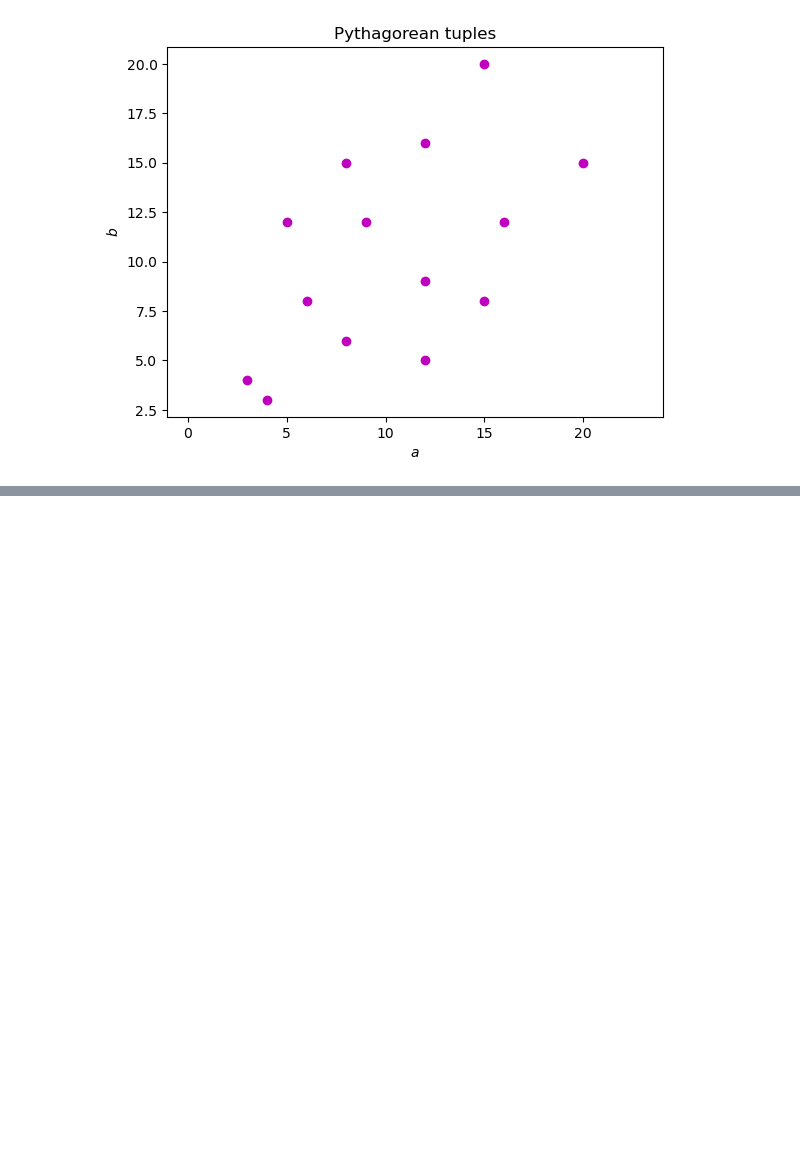
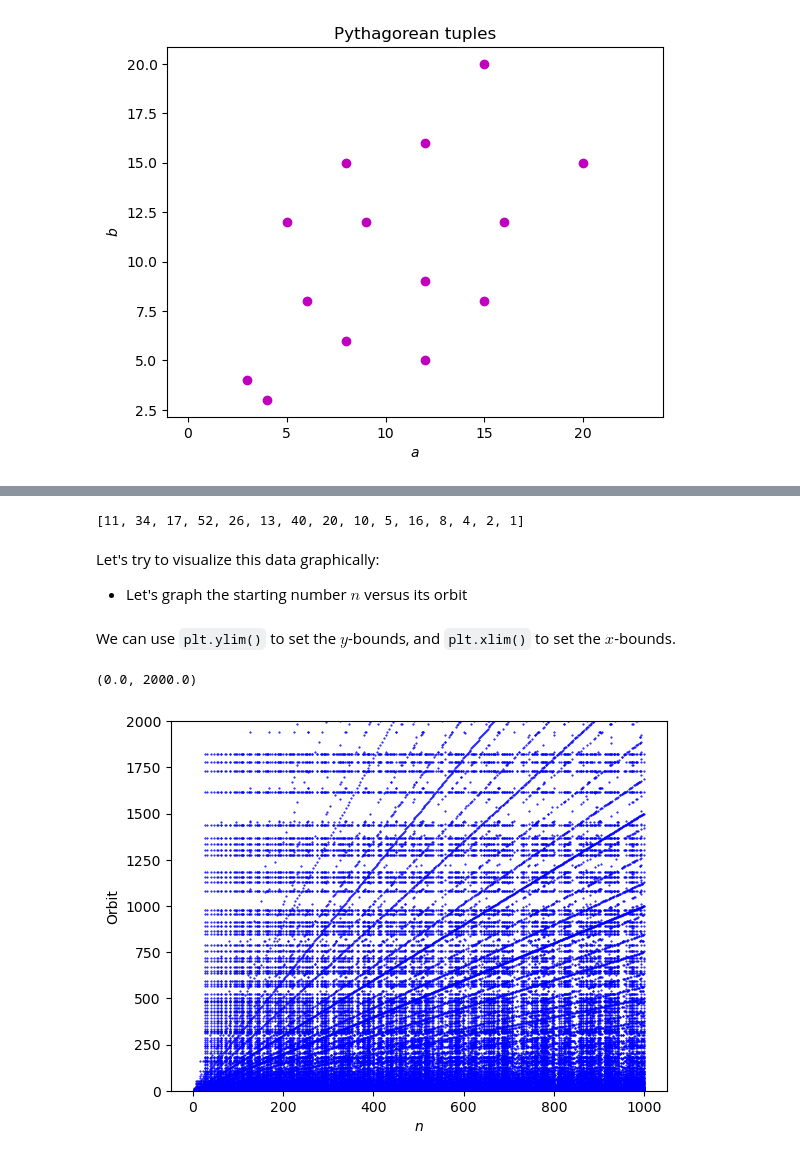
Before and after one commit to jllottes/jllottes.github.io, a Jupyter notebook: _static/weekly_notebooks/week05_notebook.ipynb, the cells around one changed output, grey strips where cells are left out. Cells and saved outputs as stored; diff of their text form; code cells hidden in the pictures; blank space fills up the shorter version.

```diff
--- a/_static/weekly_notebooks/week05_notebook.ipynb
+++ b/_static/weekly_notebooks/week05_notebook.ipynb
@@ -310,0 +343,2 @@ plt.axis('equal')    # This forces a 1:1 aspect ratio
+# %%
+n = 3
@@ -310,0 +356,9 @@ plt.axis('equal')    # This forces a 1:1 aspect ratio
+# %%
+def collatz(n):
+    orbit = [n]
+
+    while n != 1:
+        n = f(n)
+        orbit.append(n)
+
+    return orbit
@@ -310,0 +367,18 @@ plt.axis('equal')    # This forces a 1:1 aspect ratio
+# %%
+orbits = []
+
+N = 1000
+
+n_list = [n for n in range(1,N+1)]
+
+for n in n_list:
+    orbit = collatz(n)
+    orbits.append(orbit)
+# %%
+orbits[10]
+# %% [output]
+[11, 34, 17, 52, 26, 13, 40, 20, 10, 5, 16, 8, 4, 2, 1]
+# %% [markdown]
+Let's try to visualize this data graphically:
+
+* Let's graph the starting number $n$ versus its orbit
@@ -310,0 +387,29 @@ plt.axis('equal')    # This forces a 1:1 aspect ratio
+# %%
+for i in range(N):
+    n = n_list[i]
+    orbit = orbits[i]
+
+    x = [n for i in range(len(orbit))]
+
+    plt.plot(x, orbit, 'b.')
+
+plt.xlabel('$n$')
+plt.ylabel('Orbit')
+# %% [markdown]
+We can use `plt.ylim()` to set the $y$-bounds, and `plt.xlim()` to set the $x$-bounds.
+# %%
+for i in range(N):
+    n = n_list[i]
+    orbit = orbits[i]
+
+    x = [n for i in range(len(orbit))]
+
+    plt.plot(x, orbit, 'b.', ms=1)
+
+plt.xlabel('$n$')
+plt.ylabel('Orbit')
+
+plt.ylim(0, 2000)
+# %% [output]
+(0.0, 2000.0)
+[figure, added]
```
Also changed, not shown: parts of 49 cells of this notebook, 59 other files.
